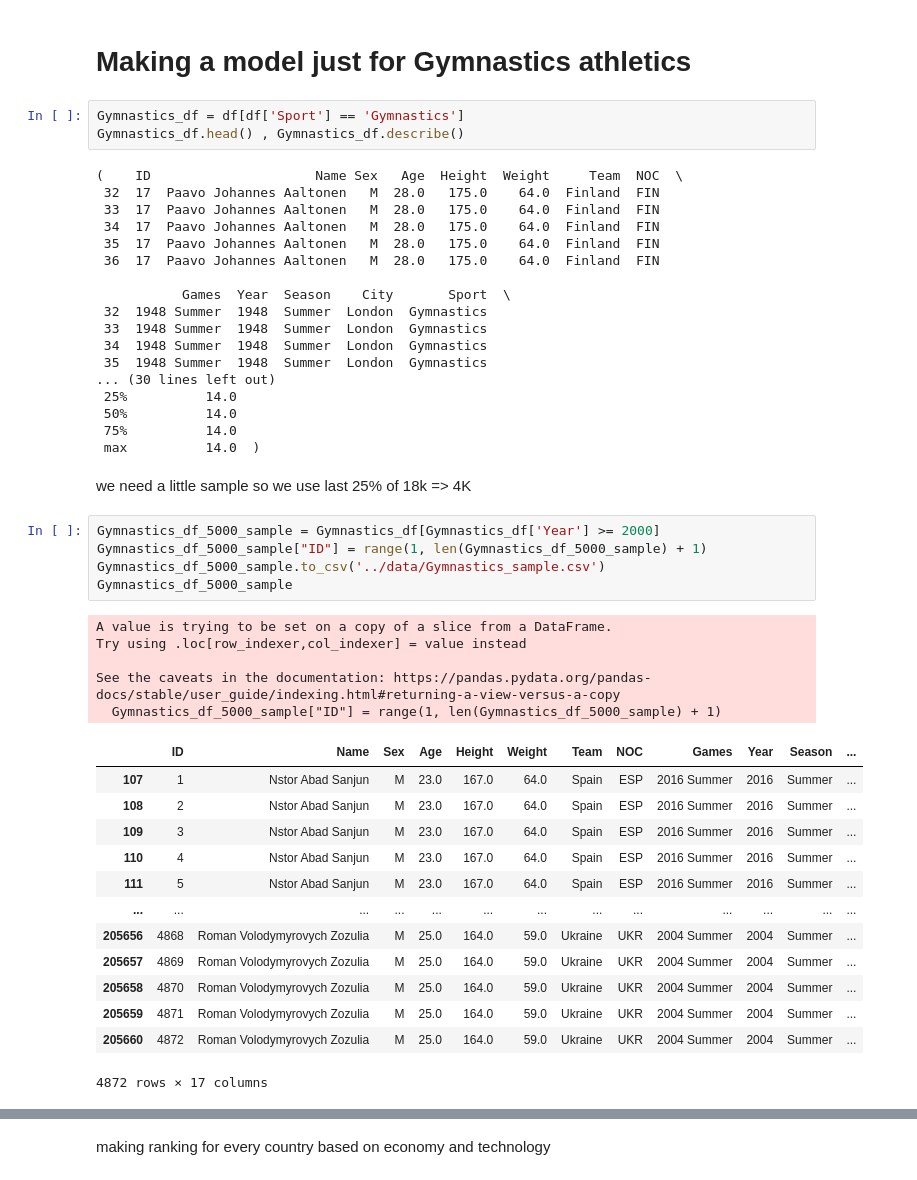
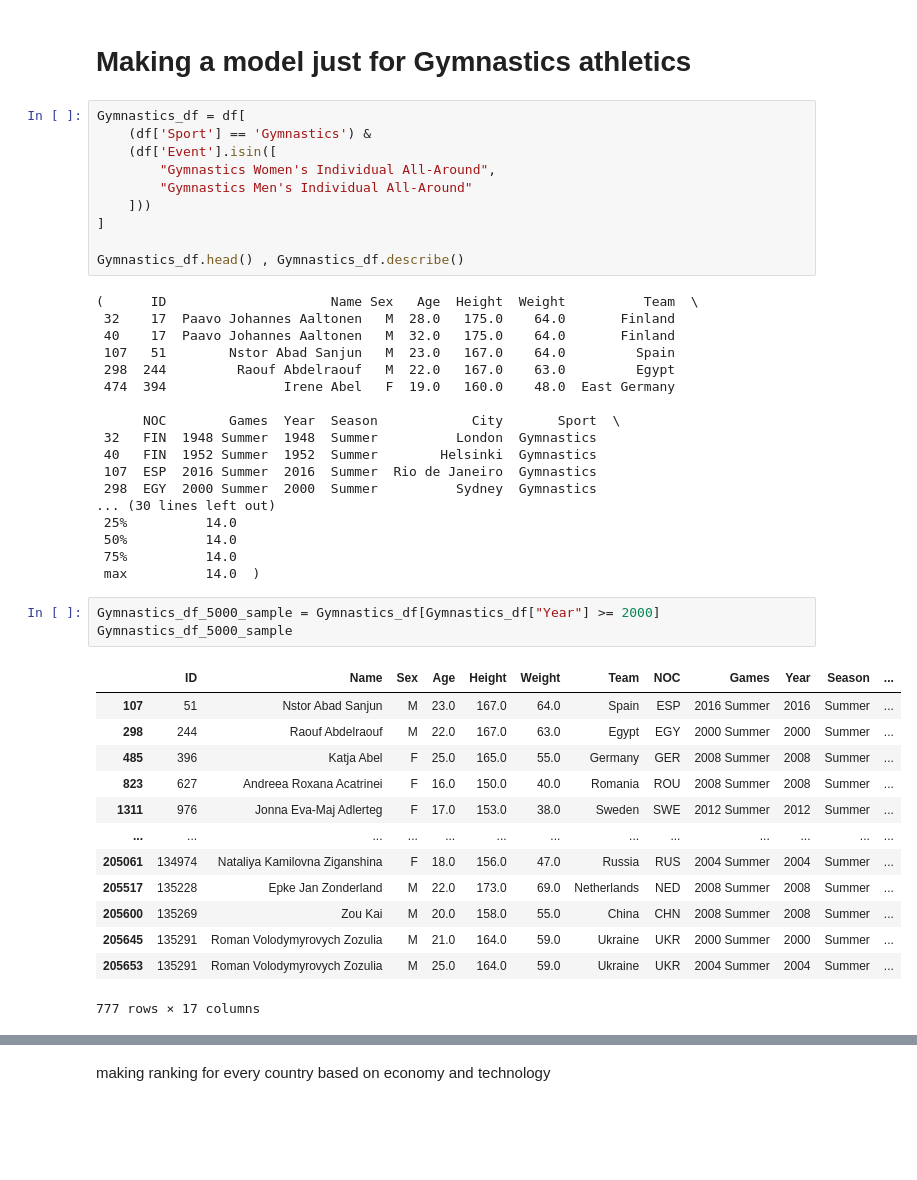
Before and after one commit to amiramiriani/ML_TEST, a Jupyter notebook: code/Untitled.ipynb, the cells around one changed output, grey strips where cells are left out. Drawn from its saved outputs; the diff is of its cells as text; blank space fills up the shorter version.

```diff
--- a/code/Untitled.ipynb
+++ b/code/Untitled.ipynb
@@ -21,52 +21,50 @@ df.head()
 # %% [markdown]
 # Making a model just for Gymnastics athletics
 # %%
-Gymnastics_df = df[df['Sport'] == 'Gymnastics']
+Gymnastics_df = df[
+    (df['Sport'] == 'Gymnastics') &
+    (df['Event'].isin([
+        "Gymnastics Women's Individual All-Around",
+        "Gymnastics Men's Individual All-Around"
+    ]))
+]
+
 Gymnastics_df.head() , Gymnastics_df.describe()
 # %% [output]
-(    ID                     Name Sex   Age  Height  Weight     Team  NOC  \
- 32  17  Paavo Johannes Aaltonen   M  28.0   175.0    64.0  Finland  FIN
- 33  17  Paavo Johannes Aaltonen   M  28.0   175.0    64.0  Finland  FIN
- 34  17  Paavo Johannes Aaltonen   M  28.0   175.0    64.0  Finland  FIN
- 35  17  Paavo Johannes Aaltonen   M  28.0   175.0    64.0  Finland  FIN
- 36  17  Paavo Johannes Aaltonen   M  28.0   175.0    64.0  Finland  FIN
+(      ID                     Name Sex   Age  Height  Weight          Team  \
+ 32    17  Paavo Johannes Aaltonen   M  28.0   175.0    64.0       Finland
+ 40    17  Paavo Johannes Aaltonen   M  32.0   175.0    64.0       Finland
+ 107   51        Nstor Abad Sanjun   M  23.0   167.0    64.0         Spain
+ 298  244         Raouf Abdelraouf   M  22.0   167.0    63.0         Egypt
+ 474  394               Irene Abel   F  19.0   160.0    48.0  East Germany
 
-           Games  Year  Season    City       Sport  \
- 32  1948 Summer  1948  Summer  London  Gymnastics
- 33  1948 Summer  1948  Summer  London  Gymnastics
- 34  1948 Summer  1948  Summer  London  Gymnastics
- 35  1948 Summer  1948  Summer  London  Gymnastics
+      NOC        Games  Year  Season            City       Sport  \
+ 32   FIN  1948 Summer  1948  Summer          London  Gymnastics
+ 40   FIN  1952 Summer  1952  Summer        Helsinki  Gymnastics
+ 107  ESP  2016 Summer  2016  Summer  Rio de Janeiro  Gymnastics
+ 298  EGY  2000 Summer  2000  Summer          Sydney  Gymnastics
 ... (30 lines left out)
  25%          14.0
  50%          14.0
  75%          14.0
  max          14.0  )
-# %% [markdown]
-we need a little sample so we use last 25% of 18k => 4K
 # %%
-Gymnastics_df_5000_sample = Gymnastics_df[Gymnastics_df['Year'] >= 2000]
-Gymnastics_df_5000_sample["ID"] = range(1, len(Gymnastics_df_5000_sample) + 1)
-Gymnastics_df_5000_sample.to_csv('../data/Gymnastics_sample.csv')
+Gymnastics_df_5000_sample = Gymnastics_df[Gymnastics_df["Year"] >= 2000]
 Gymnastics_df_5000_sample
 # %% [output]
+|  | ID | Name | Sex | Age | Height | Weight | Team | NOC | Games | Year | Season | ... |
+| 107 | 51 | Nstor Abad Sanjun | M | 23.0 | 167.0 | 64.0 | Spain | ESP | 2016 Summer | 2016 | Summer | ... |
+| 298 | 244 | Raouf Abdelraouf | M | 22.0 | 167.0 | 63.0 | Egypt | EGY | 2000 Summer | 2000 | Summer | ... |
+| 485 | 396 | Katja Abel | F | 25.0 | 165.0 | 55.0 | Germany | GER | 2008 Summer | 2008 | Summer | ... |
+| 823 | 627 | Andreea Roxana Acatrinei | F | 16.0 | 150.0 | 40.0 | Romania | ROU | 2008 Summer | 2008 | Summer | ... |
+| 1311 | 976 | Jonna Eva-Maj Adlerteg | F | 17.0 | 153.0 | 38.0 | Sweden | SWE | 2012 Summer | 2012 | Summer | ... |
+| ... | ... | ... | ... | ... | ... | ... | ... | ... | ... | ... | ... | ... |
+| 205061 | 134974 | Nataliya Kamilovna Ziganshina | F | 18.0 | 156.0 | 47.0 | Russia | RUS | 2004 Summer | 2004 | Summer | ... |
+| 205517 | 135228 | Epke Jan Zonderland | M | 22.0 | 173.0 | 69.0 | Netherlands | NED | 2008 Summer | 2008 | Summer | ... |
+| 205600 | 135269 | Zou Kai | M | 20.0 | 158.0 | 55.0 | China | CHN | 2008 Summer | 2008 | Summer | ... |
+| 205645 | 135291 | Roman Volodymyrovych Zozulia | M | 21.0 | 164.0 | 59.0 | Ukraine | UKR | 2000 Summer | 2000 | Summer | ... |
+| 205653 | 135291 | Roman Volodymyrovych Zozulia | M | 25.0 | 164.0 | 59.0 | Ukraine | UKR | 2004 Summer | 2004 | Summer | ... |
-A value is trying to be set on a copy of a slice from a DataFrame.
-Try using .loc[row_indexer,col_indexer] = value instead
-
-See the caveats in the documentation: https://pandas.pydata.org/pandas-docs/stable/user_guide/indexing.html#returning-a-view-versus-a-copy
-  Gymnastics_df_5000_sample["ID"] = range(1, len(Gymnastics_df_5000_sample) + 1)
+777 rows × 17 columns
-|  | ID | Name | Sex | Age | Height | Weight | Team | NOC | Games | Year | Season | ... |
-| 107 | 1 | Nstor Abad Sanjun | M | 23.0 | 167.0 | 64.0 | Spain | ESP | 2016 Summer | 2016 | Summer | ... |
-| 108 | 2 | Nstor Abad Sanjun | M | 23.0 | 167.0 | 64.0 | Spain | ESP | 2016 Summer | 2016 | Summer | ... |
-| 109 | 3 | Nstor Abad Sanjun | M | 23.0 | 167.0 | 64.0 | Spain | ESP | 2016 Summer | 2016 | Summer | ... |
-| 110 | 4 | Nstor Abad Sanjun | M | 23.0 | 167.0 | 64.0 | Spain | ESP | 2016 Summer | 2016 | Summer | ... |
-| 111 | 5 | Nstor Abad Sanjun | M | 23.0 | 167.0 | 64.0 | Spain | ESP | 2016 Summer | 2016 | Summer | ... |
-| ... | ... | ... | ... | ... | ... | ... | ... | ... | ... | ... | ... | ... |
-| 205656 | 4868 | Roman Volodymyrovych Zozulia | M | 25.0 | 164.0 | 59.0 | Ukraine | UKR | 2004 Summer | 2004 | Summer | ... |
-| 205657 | 4869 | Roman Volodymyrovych Zozulia | M | 25.0 | 164.0 | 59.0 | Ukraine | UKR | 2004 Summer | 2004 | Summer | ... |
-| 205658 | 4870 | Roman Volodymyrovych Zozulia | M | 25.0 | 164.0 | 59.0 | Ukraine | UKR | 2004 Summer | 2004 | Summer | ... |
-| 205659 | 4871 | Roman Volodymyrovych Zozulia | M | 25.0 | 164.0 | 59.0 | Ukraine | UKR | 2004 Summer | 2004 | Summer | ... |
-| 205660 | 4872 | Roman Volodymyrovych Zozulia | M | 25.0 | 164.0 | 59.0 | Ukraine | UKR | 2004 Summer | 2004 | Summer | ... |
-4872 rows × 17 columns
 # %%
 # Dictionary to store the last cumulative count per name
 last_count = {}
```
Also changed, not shown: parts of 9 cells of this notebook, 2 other files.
